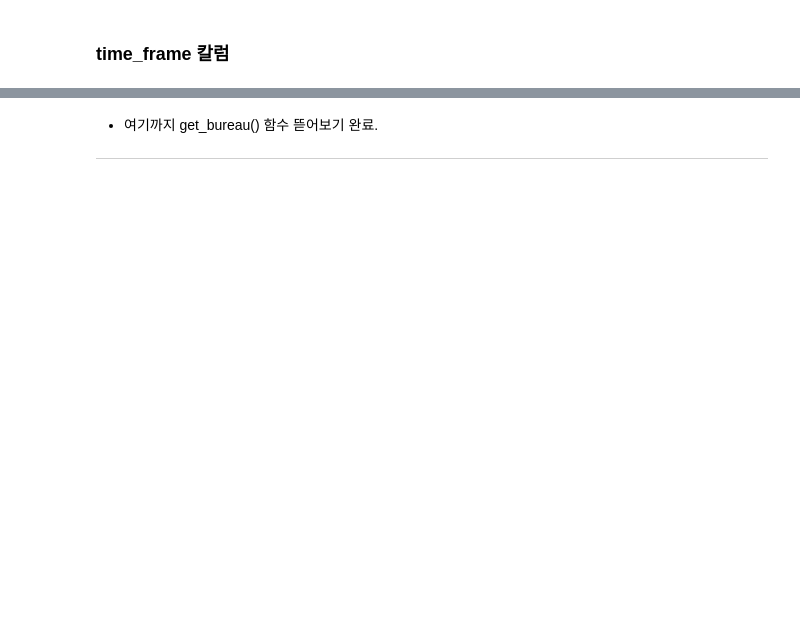
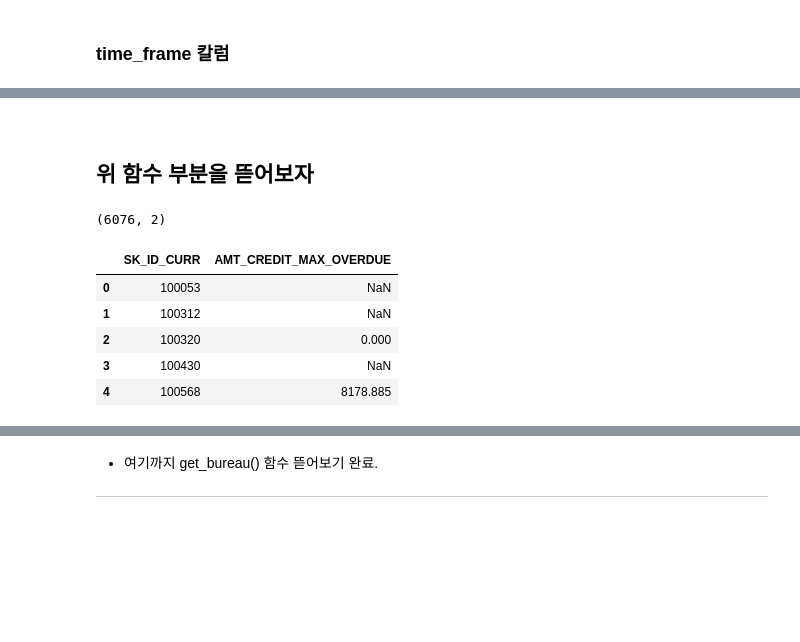
Before and after one commit to ecjang/pages, a Jupyter notebook: Kaggle/003_MultiClass_Classification_HomeCredit_LightGBM_7th.ipynb, the cells around one changed output, grey strips where cells are left out. Cells and saved outputs as stored; diff of their text form; code cells hidden in the pictures; blank space fills up the shorter version.

```diff
--- a/Kaggle/003_MultiClass_Classification_HomeCredit_LightGBM_7th.ipynb
+++ b/Kaggle/003_MultiClass_Classification_HomeCredit_LightGBM_7th.ipynb
@@ -1250,0 +1319,17 @@ for time_frame in [6, 12]:
+# %% [markdown]
+<br>
+
+## 위 함수 부분을 뜯어보자
+# %%
+sort_bureau = bureau.sort_values(by=['DAYS_CREDIT'])
+gr = sort_bureau.groupby('SK_ID_CURR')['AMT_CREDIT_MAX_OVERDUE'].last().reset_index()
+print(gr.shape)
+gr.head()
+# %% [output]
+(6076, 2)
+|  | SK_ID_CURR | AMT_CREDIT_MAX_OVERDUE |
+| 0 | 100053 | NaN |
+| 1 | 100312 | NaN |
+| 2 | 100320 | 0.000 |
+| 3 | 100430 | NaN |
+| 4 | 100568 | 8178.885 |
```
Also changed, not shown: parts of 28 cells of this notebook.
